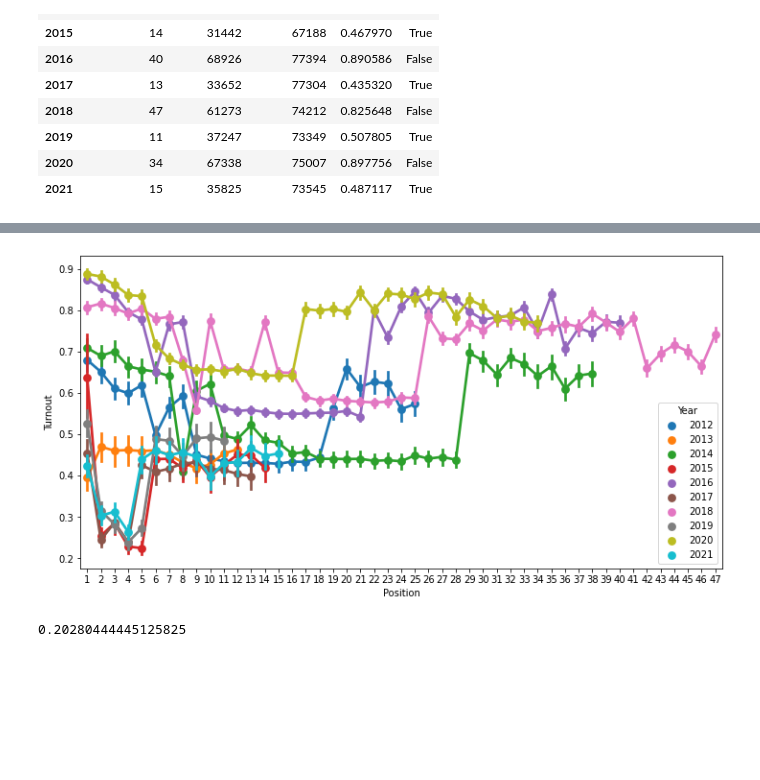
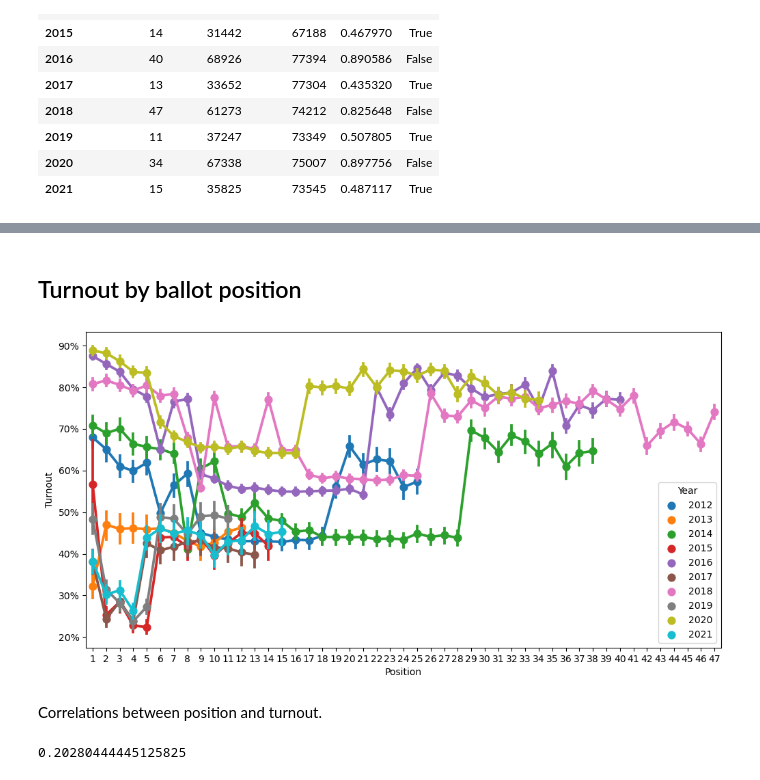
Before and after one commit to brianckeegan/boulderpolitics, a Jupyter notebook: Part 03 - Ballot position/Ballot_position.ipynb, the cells around one changed output, grey strips where cells are left out. Cells and saved outputs as stored; diff of their text form; code cells hidden in the pictures; blank space fills up the shorter version.

```diff
--- a/Part 03 - Ballot position/Ballot_position.ipynb
+++ b/Part 03 - Ballot position/Ballot_position.ipynb
@@ -231,14 +212,19 @@ plt.savefig('turnout_by_contest_number.png',facecolor='white')
+# %% [markdown]
+## Turnout by ballot position
 # %%
 f,ax = plt.subplots(figsize=(12,6))
 sb.pointplot(
     data = cob_precinct_turnout,
     x = 'Position',
     y = 'Turnout',
     hue = 'Year',
     ax = ax
 )
+ax.yaxis.set_major_formatter(mtick.PercentFormatter(1))
 
 plt.savefig('turnout_by_position.png',facecolor='white')
 # %% [output]
-[figure, old version]
+[figure, new version]
+# %% [markdown]
+Correlations between position and turnout.
 # %%
```
Also changed, not shown: parts of 43 cells of this notebook, 4 other files.
